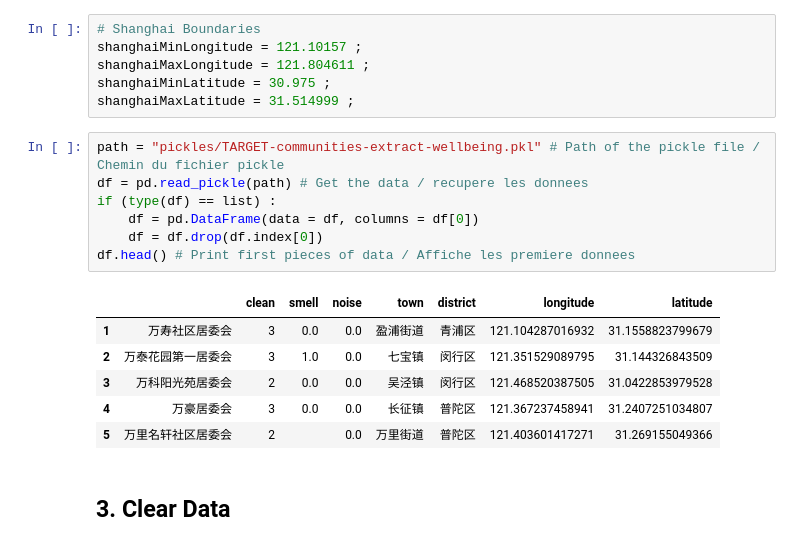
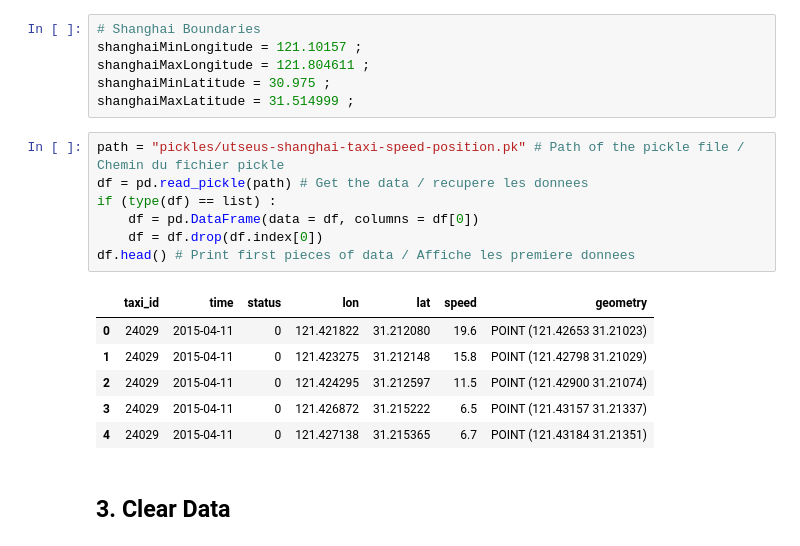
Before and after one commit to dorian-bermond/Hackaton-Nairobi, a Jupyter notebook: CleanData.ipynb, the cells around one changed output. Saved outputs shown, nothing was run; the diff lists cells and outputs as text.

```diff
--- a/CleanData.ipynb
+++ b/CleanData.ipynb
@@ -15,19 +16,19 @@ shanghaiMaxLongitude = 121.804611 ;
 shanghaiMinLatitude = 30.975 ;
 shanghaiMaxLatitude = 31.514999 ;
 # %%
-path = "pickles/TARGET-communities-extract-wellbeing.pkl" # Path of the pickle file / Chemin du fichier pickle
+path = "pickles/utseus-shanghai-taxi-speed-position.pk" # Path of the pickle file / Chemin du fichier pickle
 df = pd.read_pickle(path) # Get the data / recupere les donnees
 if (type(df) == list) :
     df = pd.DataFrame(data = df, columns = df[0])
     df = df.drop(df.index[0])
 df.head() # Print first pieces of data / Affiche les premiere donnees
 # %% [output]
-|  |  | clean | smell | noise | town | district | longitude | latitude |
-| 1 | 万寿社区居委会 | 3 | 0.0 | 0.0 | 盈浦街道 | 青浦区 | 121.104287016932 | 31.1558823799679 |
-| 2 | 万泰花园第一居委会 | 3 | 1.0 | 0.0 | 七宝镇 | 闵行区 | 121.351529089795 | 31.144326843509 |
-| 3 | 万科阳光苑居委会 | 2 | 0.0 | 0.0 | 吴泾镇 | 闵行区 | 121.468520387505 | 31.0422853979528 |
-| 4 | 万豪居委会 | 3 | 0.0 | 0.0 | 长征镇 | 普陀区 | 121.367237458941 | 31.2407251034807 |
-| 5 | 万里名轩社区居委会 | 2 |  | 0.0 | 万里街道 | 普陀区 | 121.403601417271 | 31.269155049366 |
+|  | taxi_id | time | status | lon | lat | speed | geometry |
+| 0 | 24029 | 2015-04-11 | 0 | 121.421822 | 31.212080 | 19.6 | POINT (121.42653 31.21023) |
+| 1 | 24029 | 2015-04-11 | 0 | 121.423275 | 31.212148 | 15.8 | POINT (121.42798 31.21029) |
+| 2 | 24029 | 2015-04-11 | 0 | 121.424295 | 31.212597 | 11.5 | POINT (121.42900 31.21074) |
+| 3 | 24029 | 2015-04-11 | 0 | 121.426872 | 31.215222 | 6.5 | POINT (121.43157 31.21337) |
+| 4 | 24029 | 2015-04-11 | 0 | 121.427138 | 31.215365 | 6.7 | POINT (121.43184 31.21351) |
 # %% [markdown]
 ## 3. Clear Data
 # %% [markdown]
```
Also changed, not shown: parts of 36 cells of this notebook, 3 other files.
